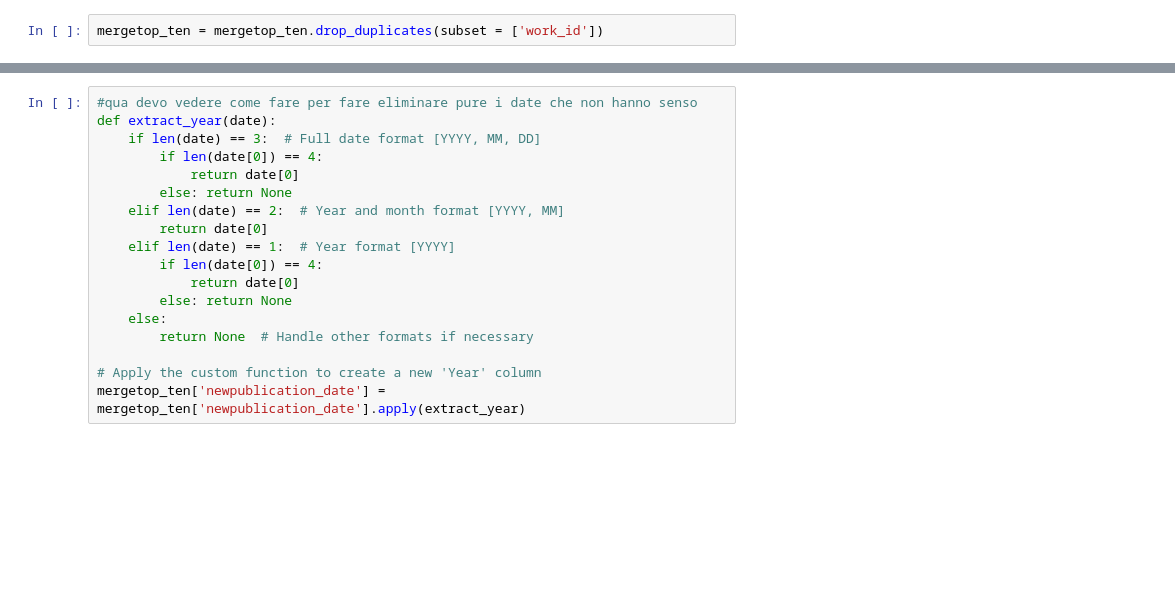
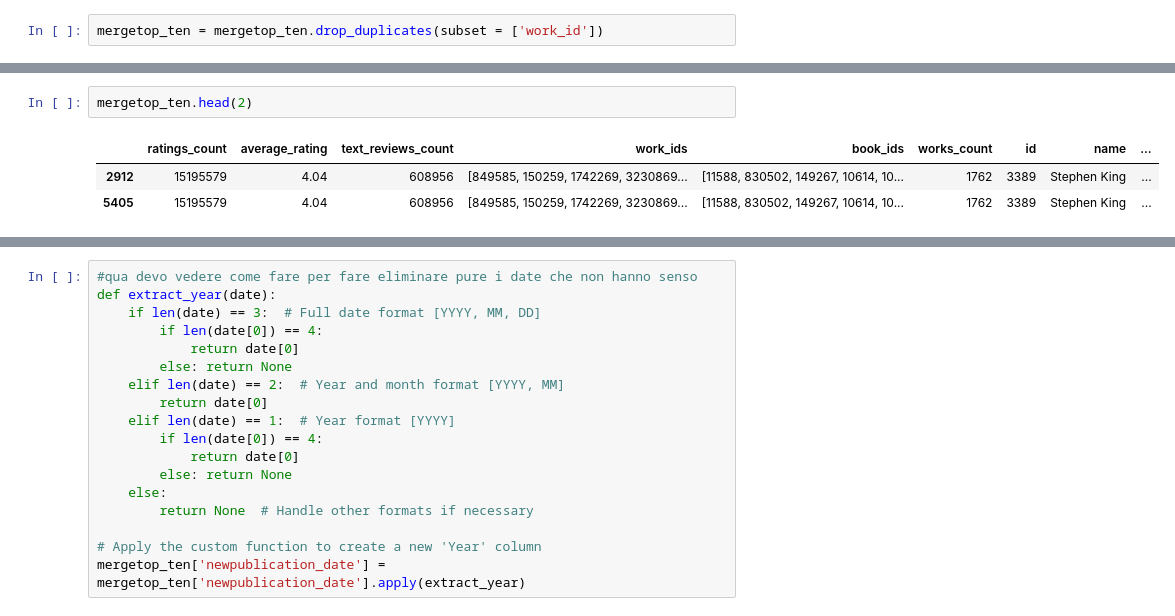
Before and after one commit to diego-ciciani01/ADM---HV2, a Jupyter notebook: Homework_2.ipynb, the cells around one changed output, grey strips where cells are left out. Drawn from its saved outputs; the diff is of its cells as text; blank space fills up the shorter version.

```diff
--- a/Homework_2.ipynb
+++ b/Homework_2.ipynb
@@ -972,0 +954,6 @@ Q[6.2]
+# %%
+mergetop_ten.head(2)
+# %% [output]
+|  | ratings_count | average_rating | text_reviews_count | work_ids | book_ids | works_count | id | name | ... |
+| 2912 | 15195579 | 4.04 | 608956 | [849585, 150259, 1742269, 3230869... | [11588, 830502, 149267, 10614, 10... | 1762 | 3389 | Stephen King | ... |
+| 5405 | 15195579 | 4.04 | 608956 | [849585, 150259, 1742269, 3230869... | [11588, 830502, 149267, 10614, 10... | 1762 | 3389 | Stephen King | ... |
```
Also changed, not shown: parts of 31 cells of this notebook.
